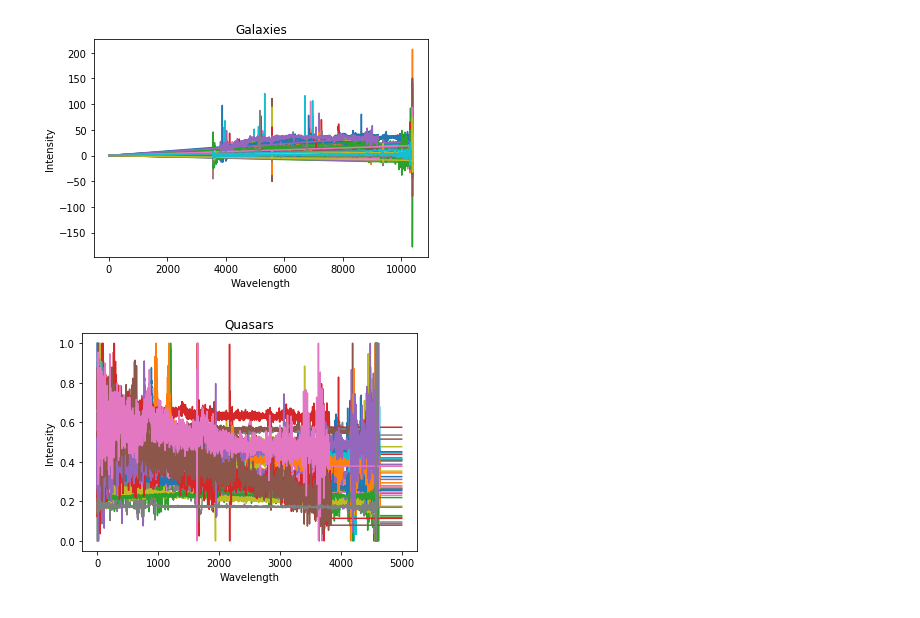
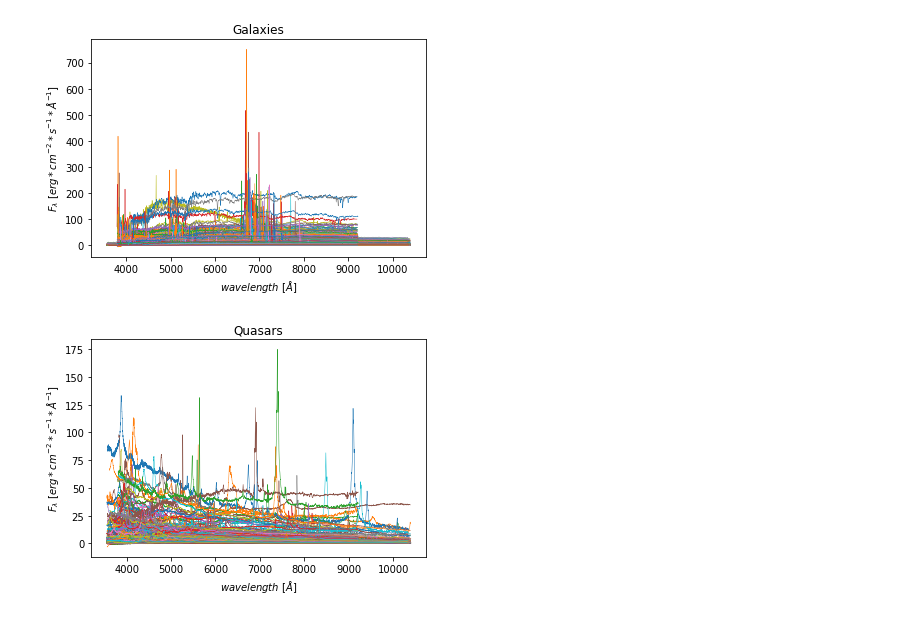
Before and after one commit to vladGriguta/spectraClassification, a Jupyter notebook: spectra_plots.ipynb, the cells around one changed output. Saved outputs shown, nothing was run; the diff lists cells and outputs as text; code cells hidden in the pictures.

```diff
--- a/spectra_plots.ipynb
+++ b/spectra_plots.ipynb
@@ -48,0 +94,9 @@ y = np.array(y)
+# %%
+i = 100
+plt.plot(wavelength[i],X[i],c='k',linewidth=0.5)
+plt.xlim(min(wavelength[i]),max(wavelength[i]))
+plt.xlabel(r'$wavelength$ '+r'$[\AA]$')
+plt.ylabel(r'$F_\lambda$ '+r'$[erg*cm^{-2}*s^{-1}*\AA^{-1}]$')
+plt.title(str(y[i]))
+plt.savefig('spec_example_forPres.png')
+y[i]
@@ -50,15 +107,20 @@ y = np.array(y)
 # plot galaxies
 idx_galaxy = (y == 'GALAXY')
 X_galaxy = X[idx_galaxy]
-wavelength = wavelength[idx_galaxy]
+wavelength_galaxy = wavelength[idx_galaxy]
 
 fig = plt.figure()
 for i in range(len(X_galaxy)):
-    plt.plot(wavelength[i],X_galaxy[i])
-plt.xlabel('Wavelength')
-plt.ylabel('Intensity')
+    try:
+        plt.plot(wavelength_galaxy[i],X_galaxy[i],linewidth=0.5)
+    except:
+        pass
+
+#plt.xlim(min(wavelength_galaxy),max(wavelength_galaxy))
+plt.xlabel(r'$wavelength$ '+r'$[\AA]$')
+plt.ylabel(r'$F_\lambda$ '+r'$[erg*cm^{-2}*s^{-1}*\AA^{-1}]$')
 plt.title('Galaxies')
-plt.savefig('spec_plots/scaled/galaxies_flux.png')
+plt.savefig('spec_plots/galaxies_model_BOSS.png')
 plt.show()
 # %% [output]
-[figure, old version]
+[figure, new version]
@@ -65,15 +129,21 @@ plt.show()
 # %%
 # plot quasars
 idx_qso = (y == 'QSO   ')
-X_qso = X_scaled[idx_qso]
+X_qso = X[idx_qso]
+wavelength_QSO = wavelength[idx_qso]
 
 fig = plt.figure()
-for elem in X_qso:
-    plt.plot(elem)
-plt.xlabel('Wavelength')
-plt.ylabel('Intensity')
+for i in range(len(X_galaxy)):
+    try:
+        plt.plot(wavelength_QSO[i],X_qso[i],linewidth=0.5)
+    except:
+        pass
+
+#plt.xlim(min(wavelength_QSO),max(wavelength_QSO))
+plt.xlabel(r'$wavelength$ '+r'$[\AA]$')
+plt.ylabel(r'$F_\lambda$ '+r'$[erg*cm^{-2}*s^{-1}*\AA^{-1}]$')
 plt.title('Quasars')
-plt.savefig('spec_plots/scaled/quasars_flux.png')
+plt.savefig('spec_plots/quasars_model_BOSS.png')
 plt.show()
 # %% [output]
-[figure, old version]
+[figure, new version]
```
Also changed, not shown: parts of 11 cells of this notebook, 14 other files.
